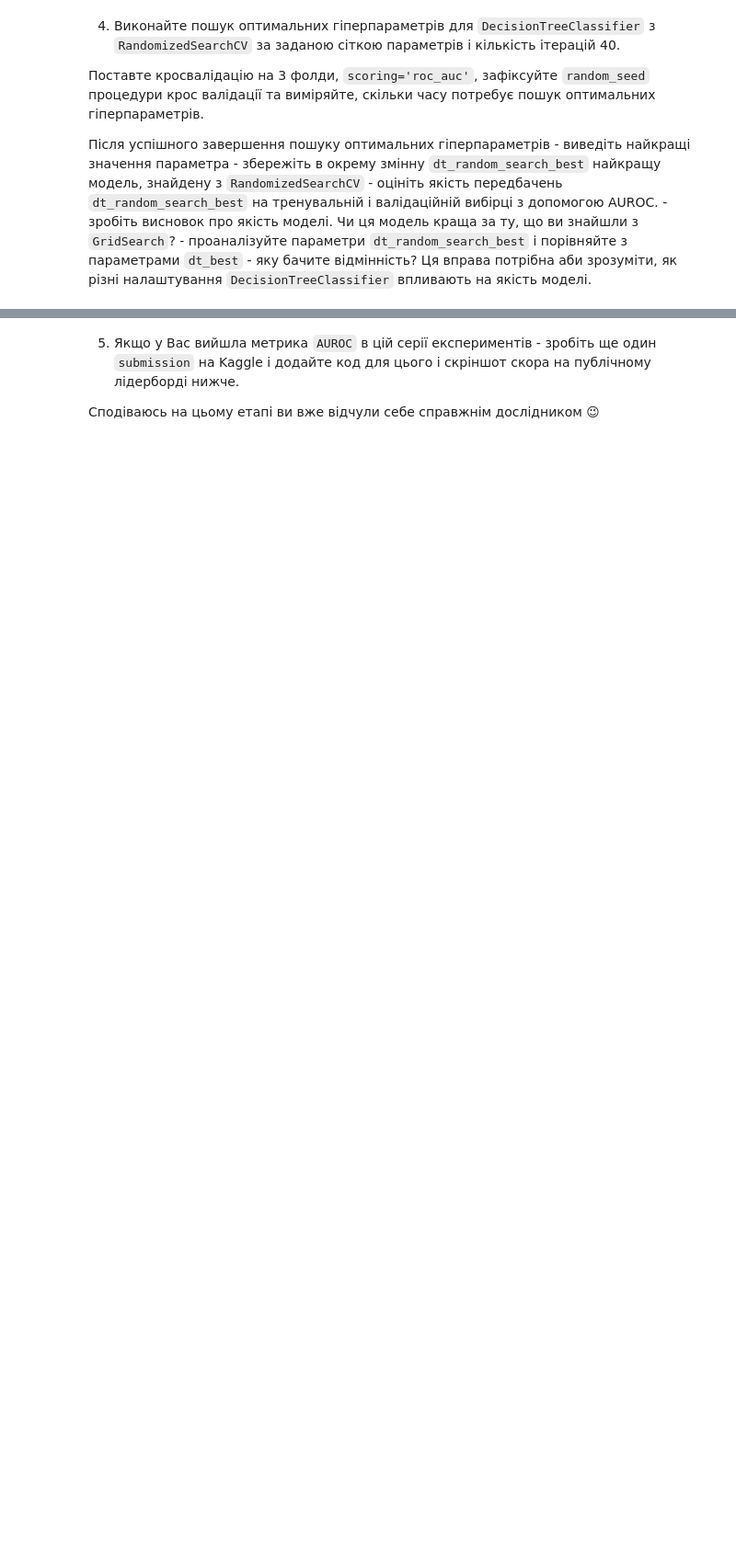
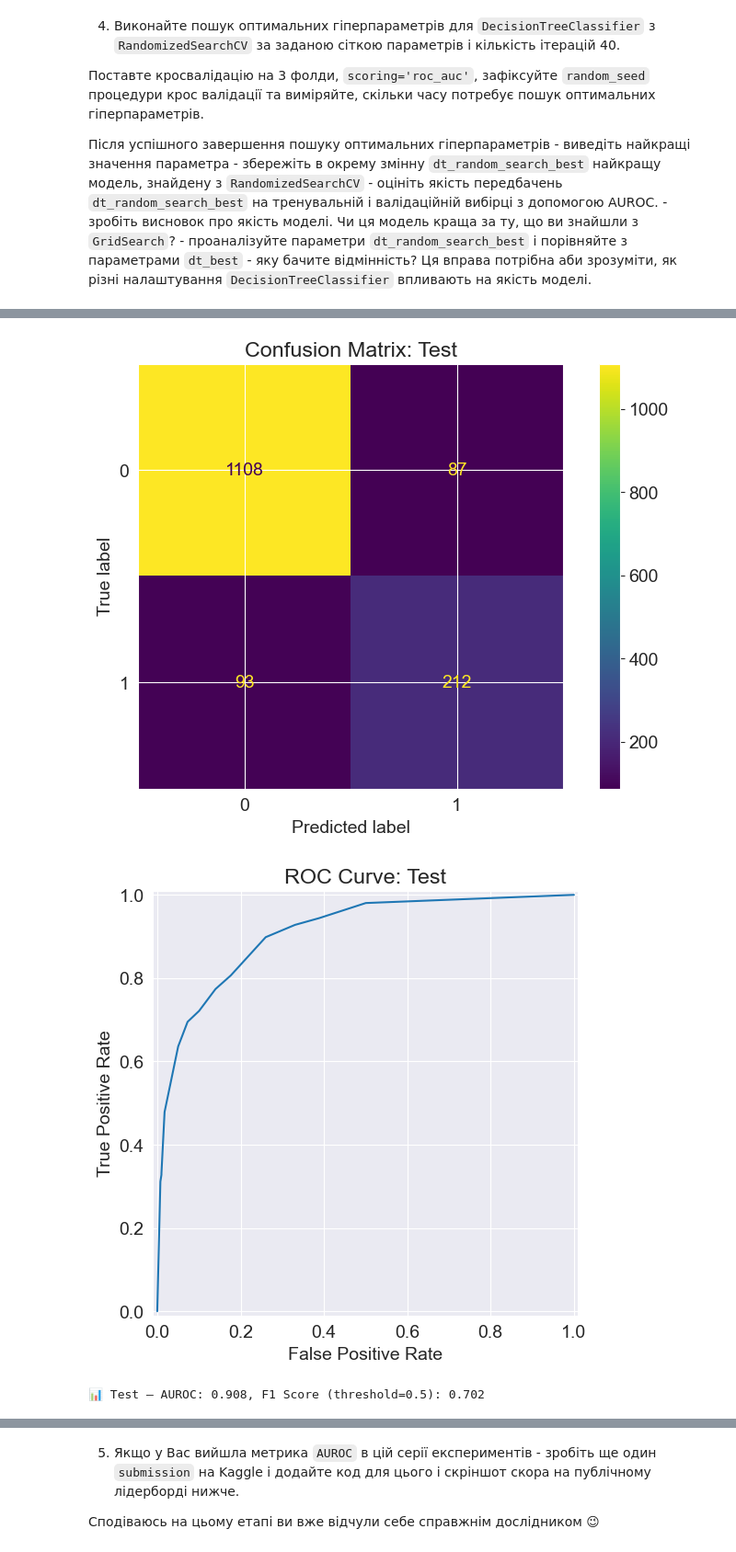
Before and after one commit to o-semenkova/ml_home_tasks, a Jupyter notebook: HW_2_4_kNN_Кросвалідація_і_тюнинг_гіперпараметрів.ipynb, the cells around one changed output, grey strips where cells are left out. Shown at 92% size. Saved outputs shown, nothing was run; the diff lists cells and outputs as text; code cells hidden in the pictures; blank space fills up the shorter version.

```diff
--- a/HW_2_4_kNN_Кросвалідація_і_тюнинг_гіперпараметрів.ipynb
+++ b/HW_2_4_kNN_Кросвалідація_і_тюнинг_гіперпараметрів.ipynb
@@ -163,0 +293,7 @@ params_dt = {
+# %%
+test_proba = dt_random_search_best.predict_proba(X_test)[:, 1]
+evaluate_model_from_proba(y_test, test_proba, "Test")
+# %% [output]
+[figure, added]
+[figure, added]
+📊 Test — AUROC: 0.908, F1 Score (threshold=0.5): 0.702
```
Also changed, not shown: parts of 20 cells of this notebook, 1 other file.
